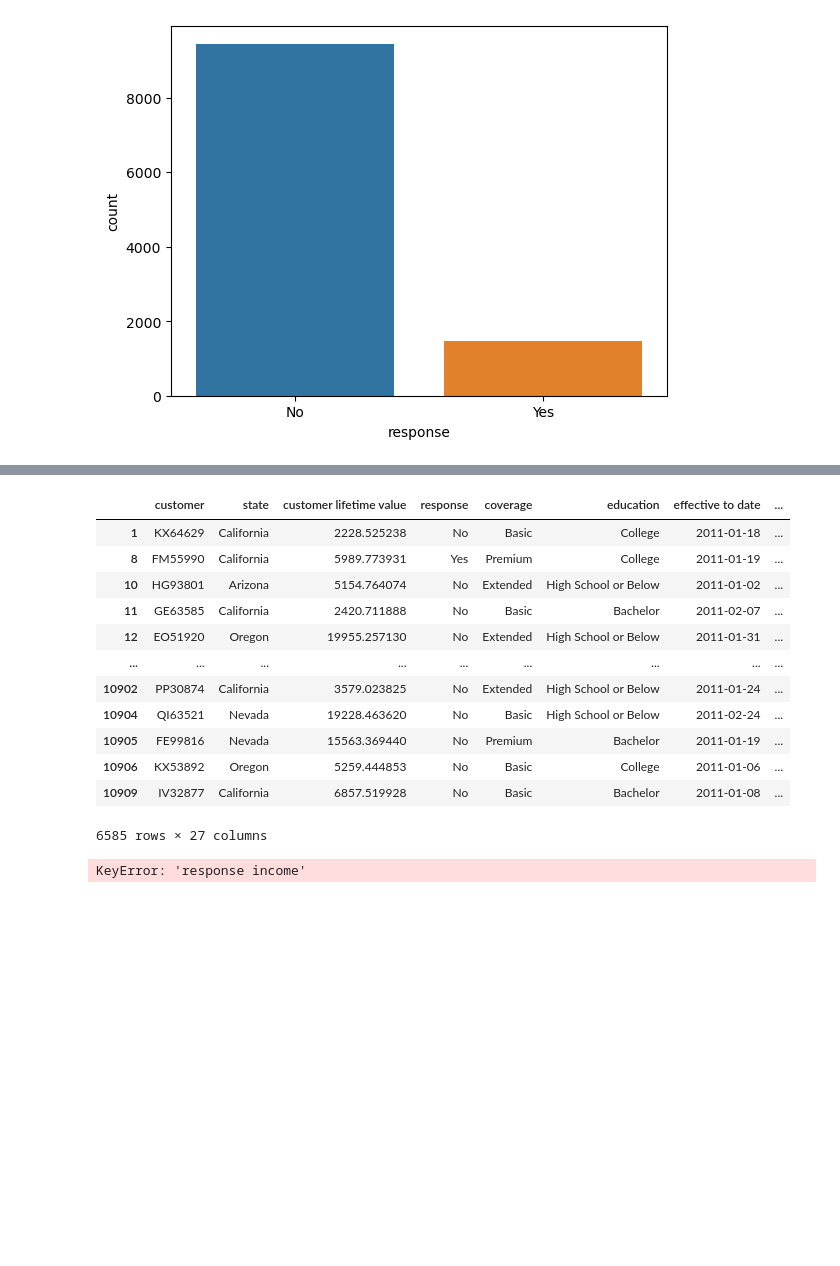
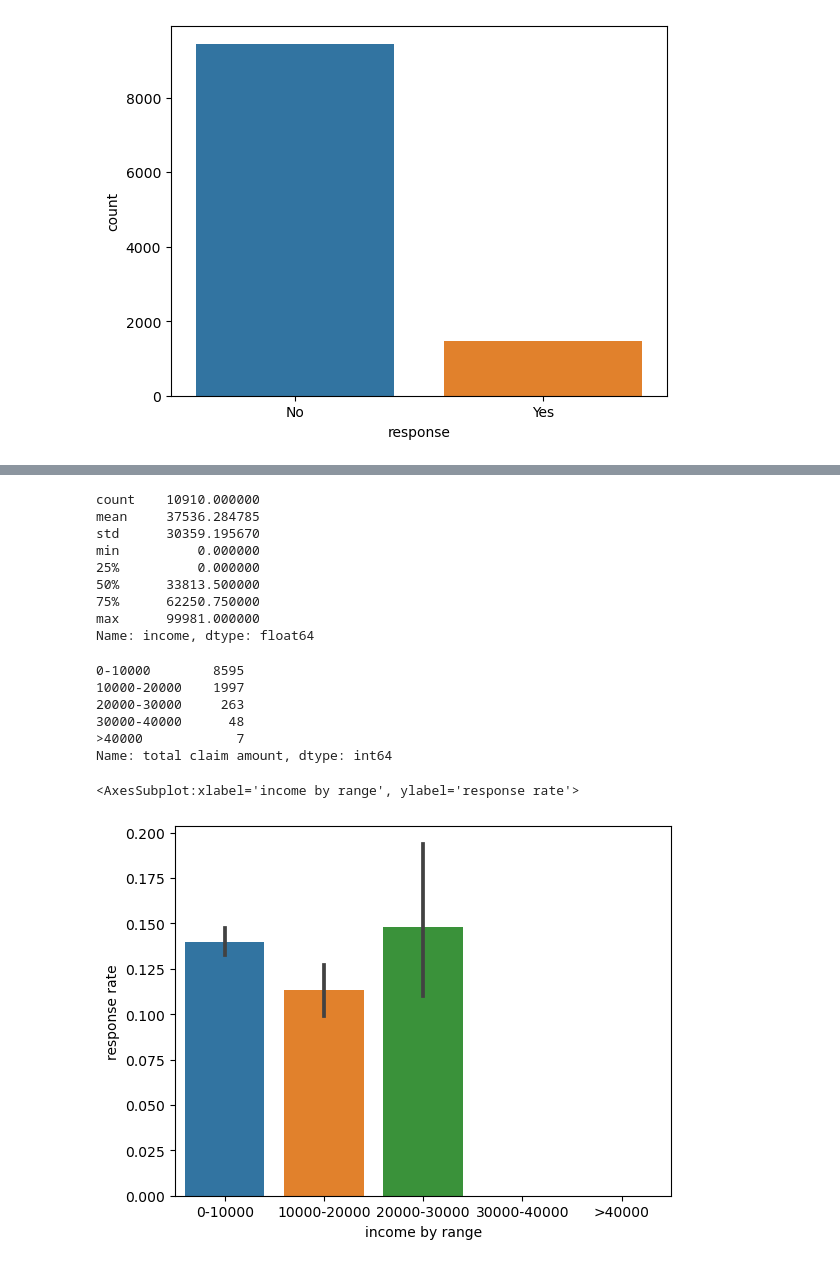
Before and after one commit to GorkaOu/lab-customer-analysis-round-2, a Jupyter notebook: files_for_lab/csv_files/Lab1 Round2.ipynb, the cells around one changed output, grey strips where cells are left out. Cells and saved outputs as stored; diff of their text form; code cells hidden in the pictures; blank space fills up the shorter version.

```diff
--- a/files_for_lab/csv_files/Lab1 Round2.ipynb
+++ b/files_for_lab/csv_files/Lab1 Round2.ipynb
@@ -413,23 +413,29 @@ plt.show()
 # %%
 # Show a plot of the response rate by income.
-filtered =file1[(file1['response rate']==1 & file1 ["income"])]
-filtered
+file1["income"].describe()
 # %% [output]
-|  | customer | state | customer lifetime value | response | coverage | education | effective to date | ... |
-| 1 | KX64629 | California | 2228.525238 | No | Basic | College | 2011-01-18 | ... |
-| 8 | FM55990 | California | 5989.773931 | Yes | Premium | College | 2011-01-19 | ... |
-| 10 | HG93801 | Arizona | 5154.764074 | No | Extended | High School or Below | 2011-01-02 | ... |
-| 11 | GE63585 | California | 2420.711888 | No | Basic | Bachelor | 2011-02-07 | ... |
-| 12 | EO51920 | Oregon | 19955.257130 | No | Extended | High School or Below | 2011-01-31 | ... |
-| ... | ... | ... | ... | ... | ... | ... | ... | ... |
-| 10902 | PP30874 | California | 3579.023825 | No | Extended | High School or Below | 2011-01-24 | ... |
-| 10904 | QI63521 | Nevada | 19228.463620 | No | Basic | High School or Below | 2011-02-24 | ... |
-| 10905 | FE99816 | Nevada | 15563.369440 | No | Premium | Bachelor | 2011-01-19 | ... |
-| 10906 | KX53892 | Oregon | 5259.444853 | No | Basic | College | 2011-01-06 | ... |
-| 10909 | IV32877 | California | 6857.519928 | No | Basic | Bachelor | 2011-01-08 | ... |
-6585 rows × 27 columns
+count    10910.000000
+mean     37536.284785
+std      30359.195670
+min          0.000000
+25%          0.000000
+50%      33813.500000
+75%      62250.750000
+max      99981.000000
+Name: income, dtype: float64
 # %%
-file1['response income'].hist(bins=100)
-plt.show()
+bin1 =pd.cut(file1["total claim amount"], labels =["0-10000","10000-20000","20000-30000","30000-40000",">40000"], bins =5)
+file1 ["income by range"] = bin1
+bin1.value_counts()
 # %% [output]
-KeyError: 'response income'
+0-10000        8595
+10000-20000    1997
+20000-30000     263
+30000-40000      48
+>40000            7
+Name: total claim amount, dtype: int64
+# %%
+sns.barplot(x="income by range", y="response rate", data=file1)
+# %% [output]
+<AxesSubplot:xlabel='income by range', ylabel='response rate'>
+[figure, added]
```
Also changed, not shown: parts of 2 cells of this notebook.
